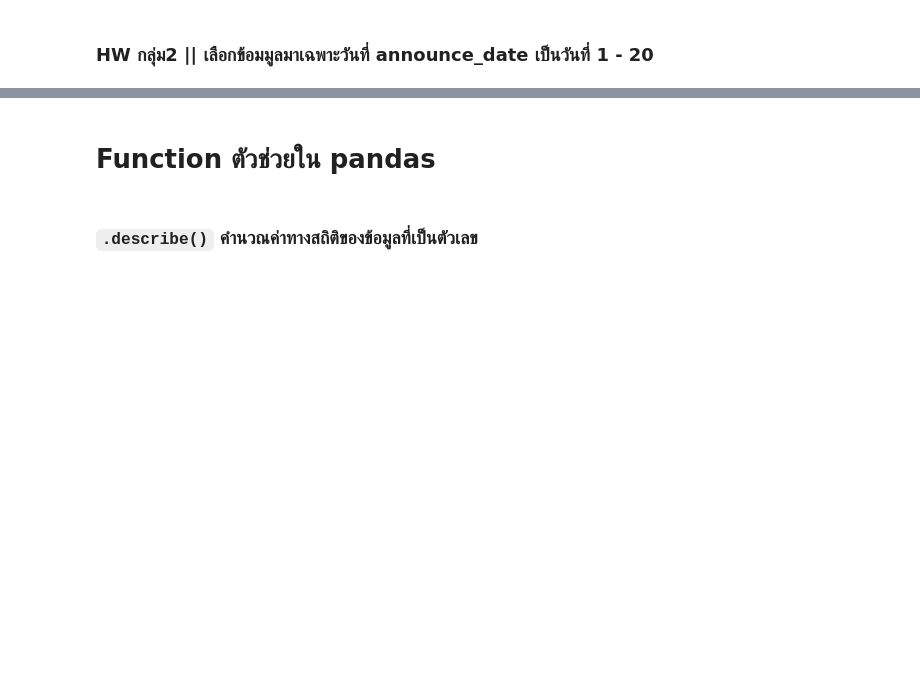
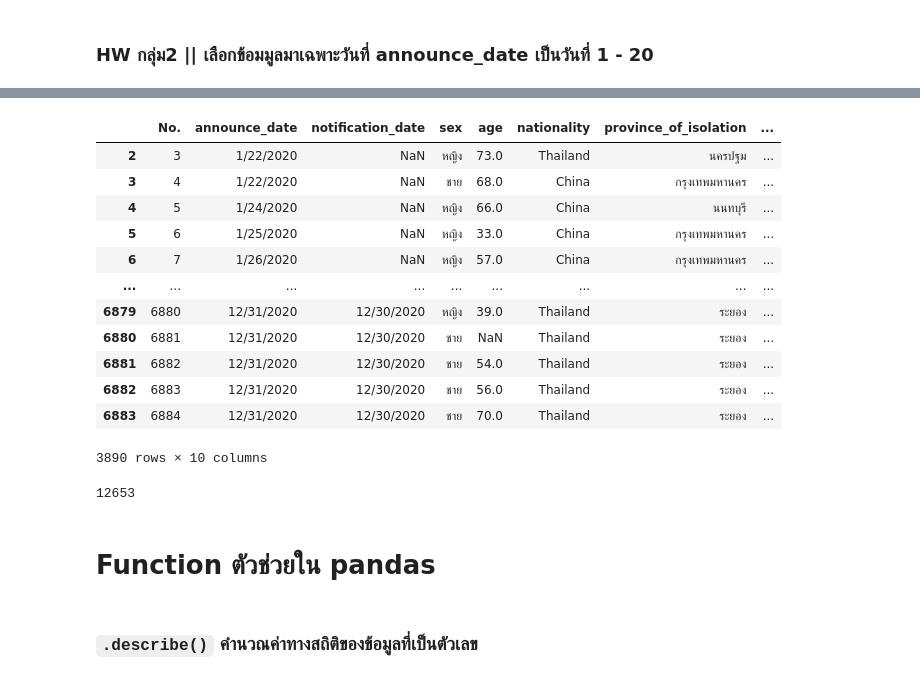
Before and after one commit to Khemapsorn/data_viz_2022, a Jupyter notebook: Pandas101.ipynb, the cells around one changed output, grey strips where cells are left out. Drawn from its saved outputs; the diff is of its cells as text; code cells hidden in the pictures; blank space fills up the shorter version.

```diff
--- a/Pandas101.ipynb
+++ b/Pandas101.ipynb
@@ -993,3 +985,32 @@ data_covid[TF].head()
+# %%
+k=list() #กำหนด k ให้เป็น list ว่าง เพื่อใช้เติมค่า loop
+for each_row in data_covid.iterrows(): # loop each_row (แต่ละแถว) ใน data_covid
+    if int(each_row[1]['announce_date'].split('/')[1])>20 :  #สร้างเงื่อนไข  announce_date ที่มากกว่าเท่ากับ 20 โดยเริ่มเอาที่แถวที่1 ที่เป็น [1] คือเราต้องการวันและแยกโดยใช้ '/' เพื่อหาอีกฝั่งหนึ่งที่ไม่ใช่1-20
+        k.append(True) # หากเงื่อนไขถูกต้องให้เพิ่มเข้าไปใน k
+    else:
+        k.append(False) #หากเงื่อนไขไม่ถูกต้อง ไม่ให้เพิ่มเข้าไปใน k
+
+data_covid[k] # แสดงผลลัพธ์
+# %% [output]
+|  | No. | announce_date | notification_date | sex | age | nationality | province_of_isolation | ... |
+| 2 | 3 | 1/22/2020 | NaN | หญิง | 73.0 | Thailand | นครปฐม | ... |
+| 3 | 4 | 1/22/2020 | NaN | ชาย | 68.0 | China | กรุงเทพมหานคร | ... |
+| 4 | 5 | 1/24/2020 | NaN | หญิง | 66.0 | China | นนทบุรี | ... |
+| 5 | 6 | 1/25/2020 | NaN | หญิง | 33.0 | China | กรุงเทพมหานคร | ... |
+| 6 | 7 | 1/26/2020 | NaN | หญิง | 57.0 | China | กรุงเทพมหานคร | ... |
+| ... | ... | ... | ... | ... | ... | ... | ... | ... |
+| 6879 | 6880 | 12/31/2020 | 12/30/2020 | หญิง | 39.0 | Thailand | ระยอง | ... |
+| 6880 | 6881 | 12/31/2020 | 12/30/2020 | ชาย | NaN | Thailand | ระยอง | ... |
+| 6881 | 6882 | 12/31/2020 | 12/30/2020 | ชาย | 54.0 | Thailand | ระยอง | ... |
+| 6882 | 6883 | 12/31/2020 | 12/30/2020 | ชาย | 56.0 | Thailand | ระยอง | ... |
+| 6883 | 6884 | 12/31/2020 | 12/30/2020 | ชาย | 70.0 | Thailand | ระยอง | ... |
+3890 rows × 10 columns
+# %%
+#ตรวจสอบค่าว่าจะเท่ากับ12653 rows หรือเปล่า
+Total_rows=int( data_covid[j].shape[0] )+ int( data_covid[k].shape[0] ) #เป็นการบวกแถวที่วันที่ 1-20 + วันที่ 20 เป็นต้นไป
+Total_rows # แสดงผลลัพธ์
+# %% [output]
+12653
 # %% [markdown]
 # Function ตัวช่วยใน pandas
 # %% [markdown]
```
Also changed, not shown: parts of 20 cells of this notebook.
